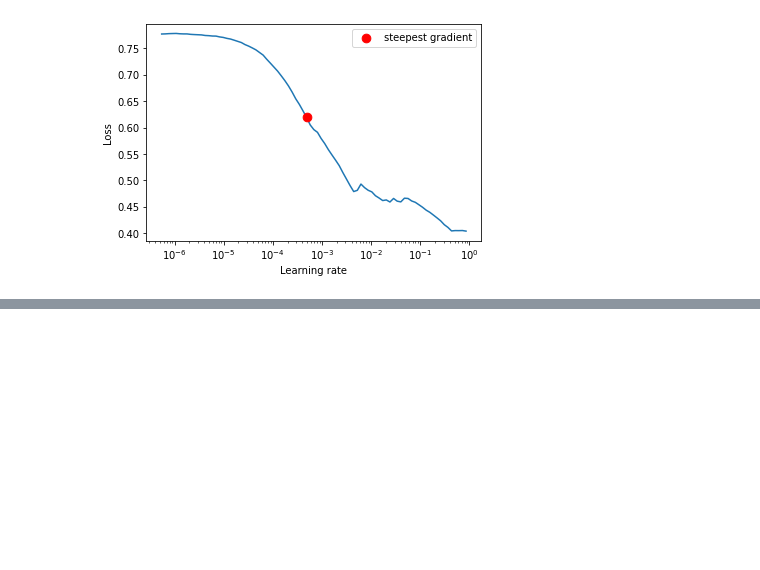
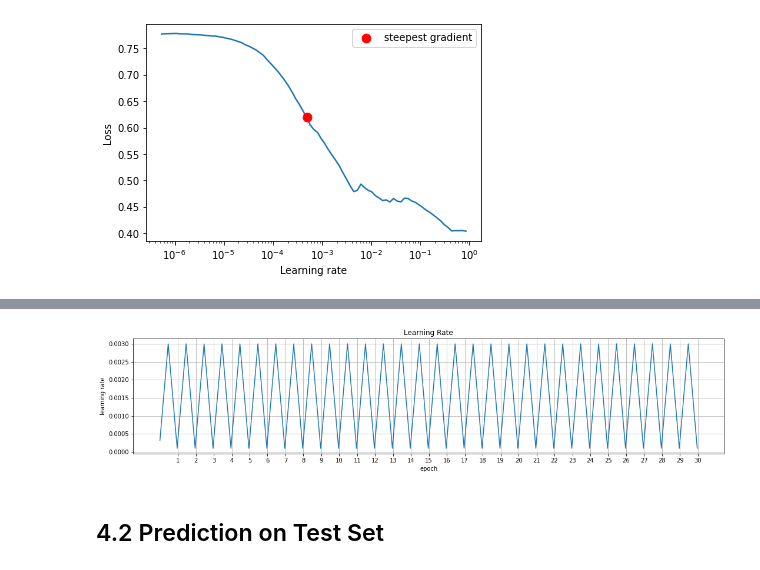
Before and after one commit to 10258392511/SemesterProject1, a Jupyter notebook: run_segmentation_car.ipynb, the cells around one changed output, grey strips where cells are left out. Drawn from its saved outputs; the diff is of its cells as text; code cells hidden in the pictures; blank space fills up the shorter version.

```diff
--- a/run_segmentation_car.ipynb
+++ b/run_segmentation_car.ipynb
@@ -111,0 +140,6 @@ train_losses, eval_losses, lr_rates = car_trainer.train(if_plot=True)
+# %%
+plot_lr(lr_rates, figsize=(18, 3.6))
+# %% [output]
+[figure, added]
+# %% [markdown]
+## 4.2 Prediction on Test Set
```
Also changed, not shown: parts of 24 cells of this notebook, 2 other files.
